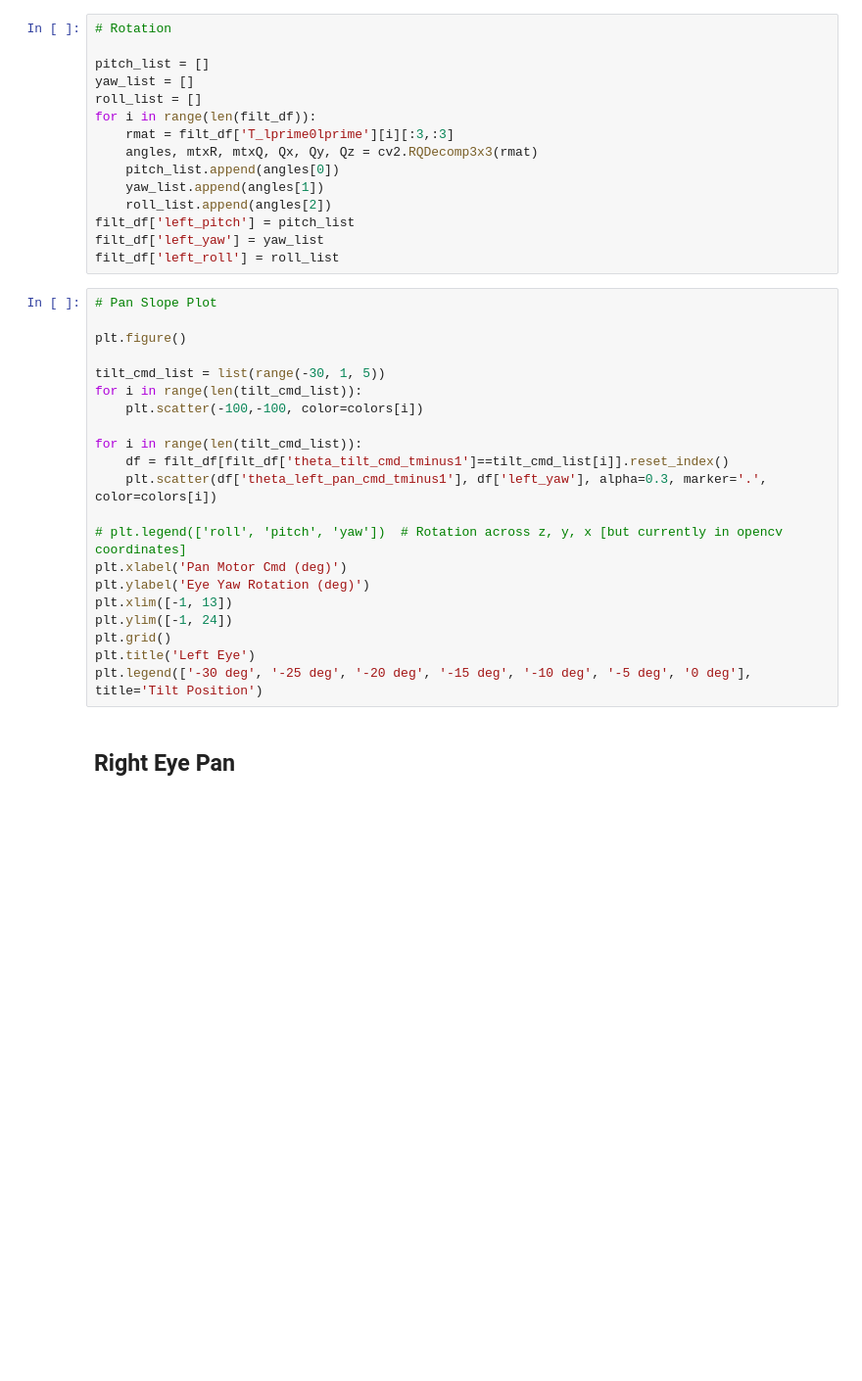
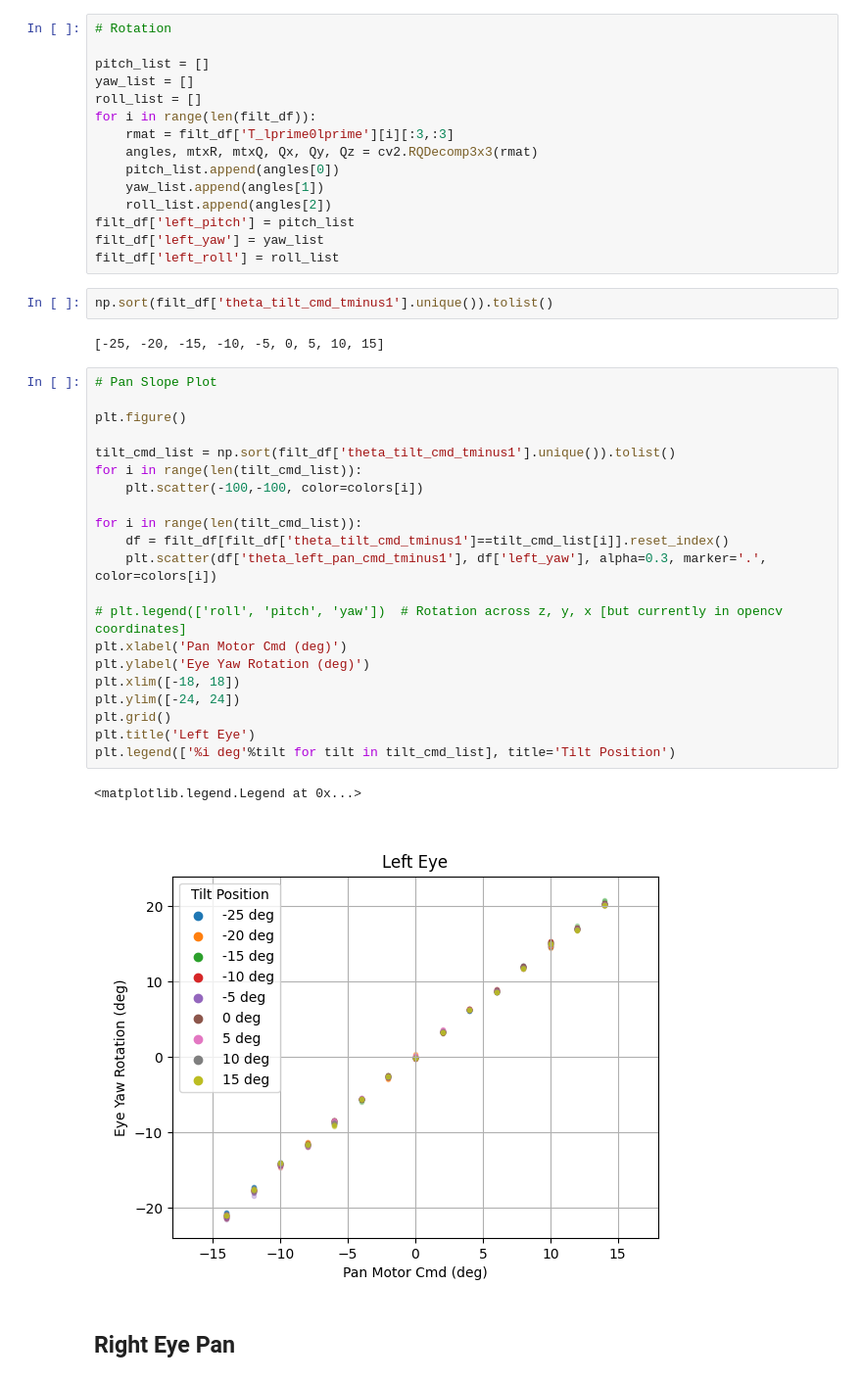
Before and after one commit to jpmnieles/grace_robot, a Jupyter notebook: 240531_Charuco_PanTiltBaseline_Extrinsic_Eye_Location_Sweep_Save.ipynb, the cells around one changed output. Shown at 98% size. Cells and saved outputs as stored; diff of their text form; blank space fills up the shorter version.

```diff
--- a/240531_Charuco_PanTiltBaseline_Extrinsic_Eye_Location_Sweep_Save.ipynb
+++ b/240531_Charuco_PanTiltBaseline_Extrinsic_Eye_Location_Sweep_Save.ipynb
@@ -1012,27 +1098,34 @@ for i in range(len(filt_df)):
 filt_df['left_pitch'] = pitch_list
 filt_df['left_yaw'] = yaw_list
 filt_df['left_roll'] = roll_list
+# %%
+np.sort(filt_df['theta_tilt_cmd_tminus1'].unique()).tolist()
+# %% [output]
+[-25, -20, -15, -10, -5, 0, 5, 10, 15]
 # %%
 # Pan Slope Plot
 
 plt.figure()
 
-tilt_cmd_list = list(range(-30, 1, 5))
+tilt_cmd_list = np.sort(filt_df['theta_tilt_cmd_tminus1'].unique()).tolist()
 for i in range(len(tilt_cmd_list)):
     plt.scatter(-100,-100, color=colors[i])
 
 for i in range(len(tilt_cmd_list)):
     df = filt_df[filt_df['theta_tilt_cmd_tminus1']==tilt_cmd_list[i]].reset_index()
     plt.scatter(df['theta_left_pan_cmd_tminus1'], df['left_yaw'], alpha=0.3, marker='.', color=colors[i])
 
 # plt.legend(['roll', 'pitch', 'yaw'])  # Rotation across z, y, x [but currently in opencv coordinates]
 plt.xlabel('Pan Motor Cmd (deg)')
 plt.ylabel('Eye Yaw Rotation (deg)')
-plt.xlim([-1, 13])
-plt.ylim([-1, 24])
+plt.xlim([-18, 18])
+plt.ylim([-24, 24])
 plt.grid()
 plt.title('Left Eye')
-plt.legend(['-30 deg', '-25 deg', '-20 deg', '-15 deg', '-10 deg', '-5 deg', '0 deg'], title='Tilt Position')
+plt.legend(['%i deg'%tilt for tilt in tilt_cmd_list], title='Tilt Position')
+# %% [output]
+<matplotlib.legend.Legend at 0x...>
+[figure, added]
 # %% [markdown]
 ## Right Eye Pan
 # %%
```
Also changed, not shown: parts of 51 cells of this notebook.
